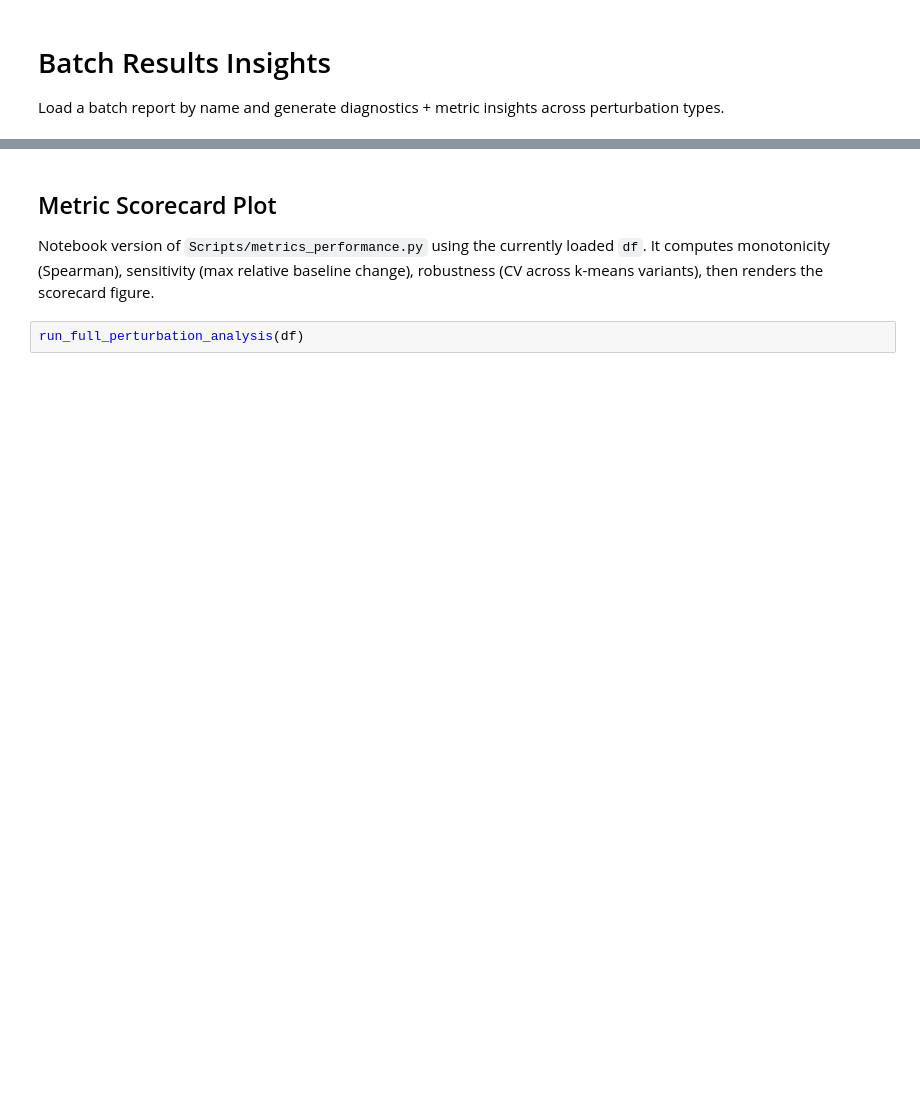
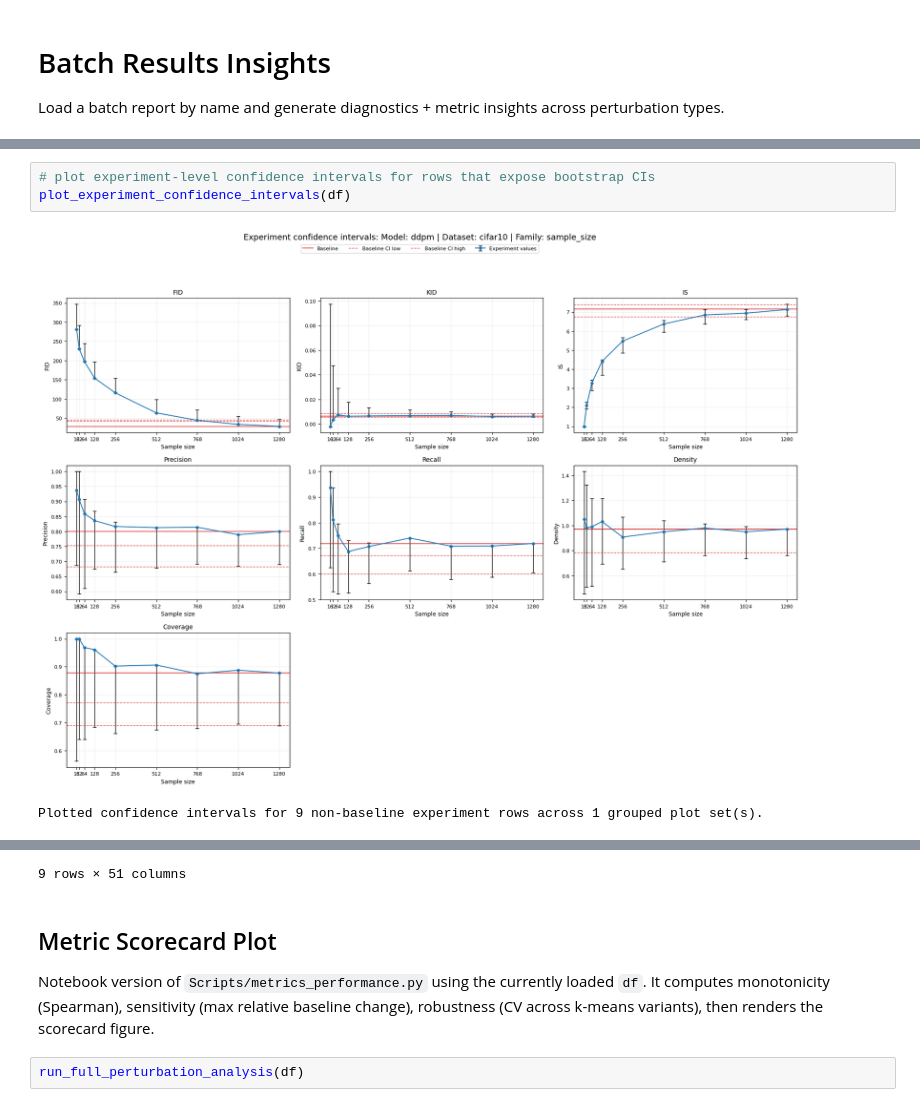
Before and after one commit to SofiaGavasi/Group07_Improving_Metrics, a Jupyter notebook: Notebooks/batch_results_insights.ipynb, the cells around one changed output, grey strips where cells are left out. Drawn from its saved outputs; the diff is of its cells as text; blank space fills up the shorter version.

```diff
--- a/Notebooks/batch_results_insights.ipynb
+++ b/Notebooks/batch_results_insights.ipynb
@@ -114,0 +122,6 @@ plot_metric_bars(df_delta)
+# %%
+# plot experiment-level confidence intervals for rows that expose bootstrap CIs
+plot_experiment_confidence_intervals(df)
+# %% [output]
+[figure, added]
+Plotted confidence intervals for 9 non-baseline experiment rows across 1 grouped plot set(s).
@@ -115,3 +138,4 @@ plot_metric_bars(df_delta)
+9 rows × 51 columns
 # %% [markdown]
 ## Metric Scorecard Plot
 
```
Also changed, not shown: parts of 12 cells of this notebook, 5 other files.
